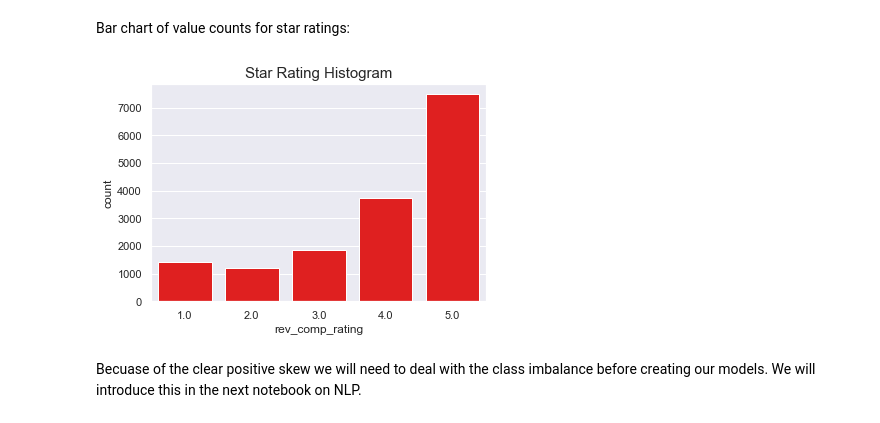
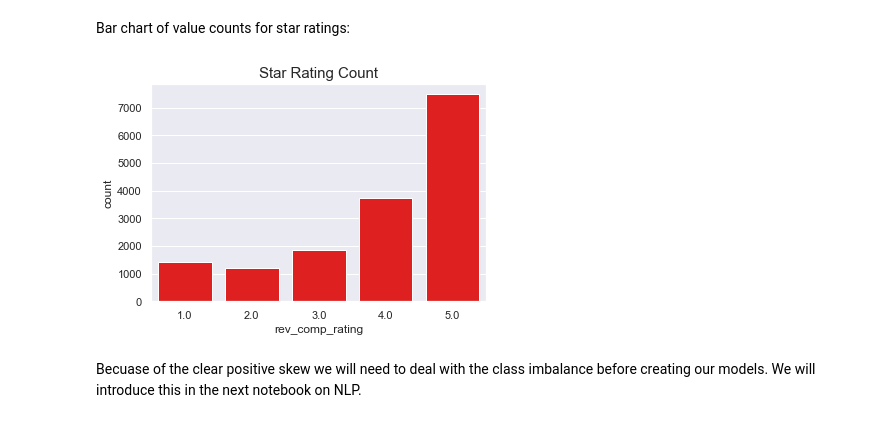
Before and after one commit to elenasm7/NYC_fitness_recommender, a Jupyter notebook: exploratory_data_analysis.ipynb, the cells around one changed output. Cells and saved outputs as stored; diff of their text form; code cells hidden in the pictures.

Commit message:
save graph

```diff
--- a/exploratory_data_analysis.ipynb
+++ b/exploratory_data_analysis.ipynb
@@ -33,7 +33,7 @@ import matplotlib.pyplot as plt
 # %% [markdown]
 __Import the pickled dataset & save as a DataFrame:__
 # %%
-pickle_in = open("Data/reviews_newest_523","rb")
+pickle_in = open("assets/Data/reviews_newest_523","rb")
 example_dict = pickle.load(pickle_in)
 start_reviews_df = pd.DataFrame(example_dict)
 # %%
@@ -73,10 +73,10 @@ plt.savefig("Graphs/Orig_rating_dist.png")
 Bar chart of value counts for star ratings:
 # %%
 sns.countplot(start_reviews_df['rev_comp_rating'],color='red')
-plt.title('Star Rating Histogram',fontsize=15);
+plt.title('Star Rating Count',fontsize=15);
 # sns.set(font_scale=1)
 # %% [output]
-[figure, old version]
+[figure, new version]
 # %% [markdown]
 Becuase of the clear positive skew we will need to deal with the class imbalance before creating our models. We will introduce this in the next notebook on NLP.
 # %% [markdown]
```
Also changed, not shown: parts of 2 cells of this notebook, 1 other file.
